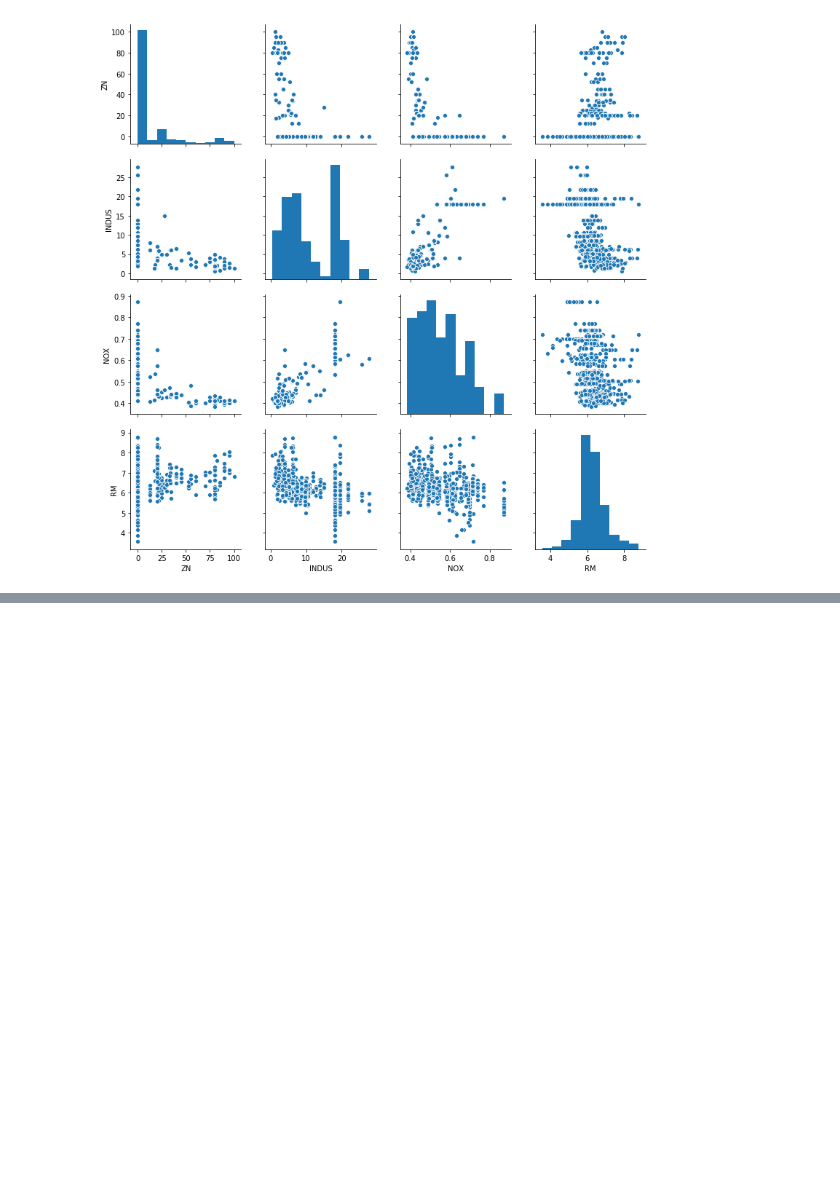
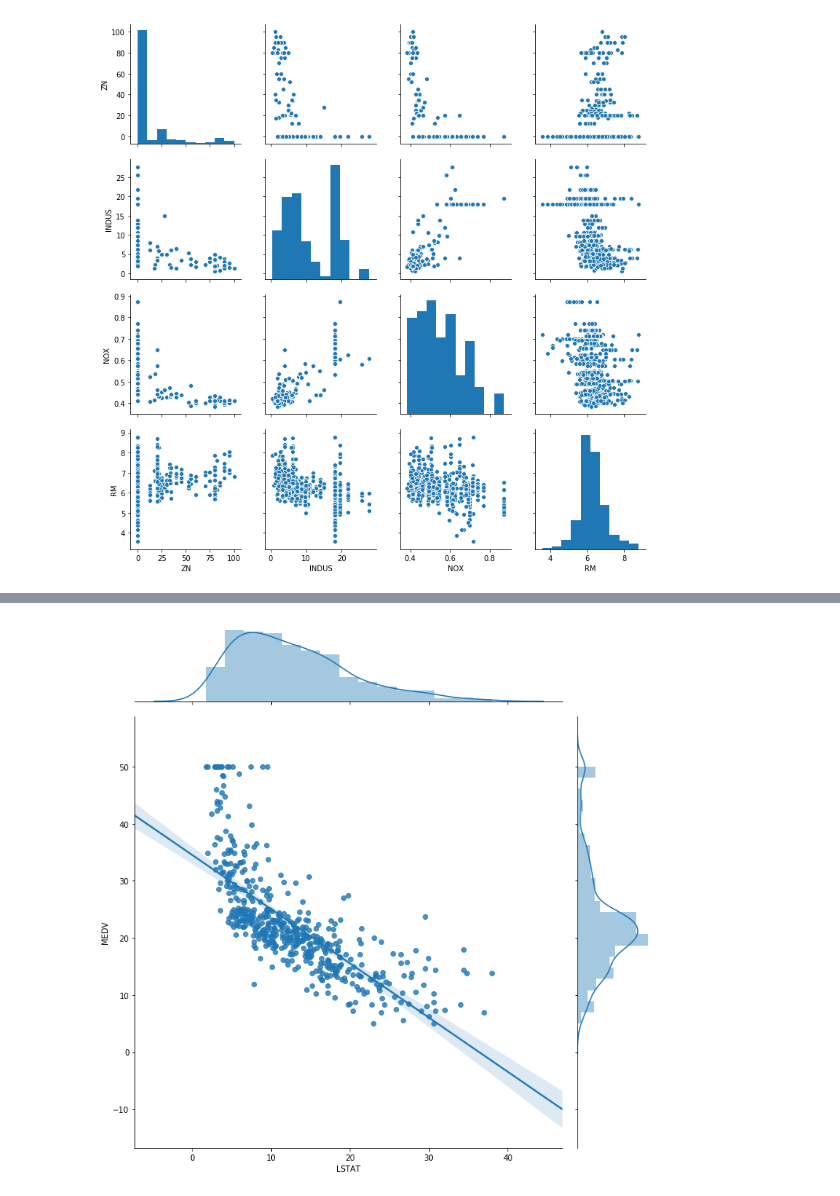
Before and after one commit to Lechenco/Machine-Learning, a Jupyter notebook: bostonhousingproject/Boston Housing Price Predict.ipynb, the cells around one changed output, grey strips where cells are left out. Cells and saved outputs as stored; diff of their text form; code cells hidden in the pictures; blank space fills up the shorter version.

```diff
--- a/bostonhousingproject/Boston Housing Price Predict.ipynb
+++ b/bostonhousingproject/Boston Housing Price Predict.ipynb
@@ -88,0 +156,5 @@ plt.show()
+# %%
+sns.jointplot(x='LSTAT', y='MEDV', data=df, kind='reg', height=10)
+plt.show()
+# %% [output]
+[figure, added]
```
Also changed, not shown: parts of 15 cells of this notebook.
